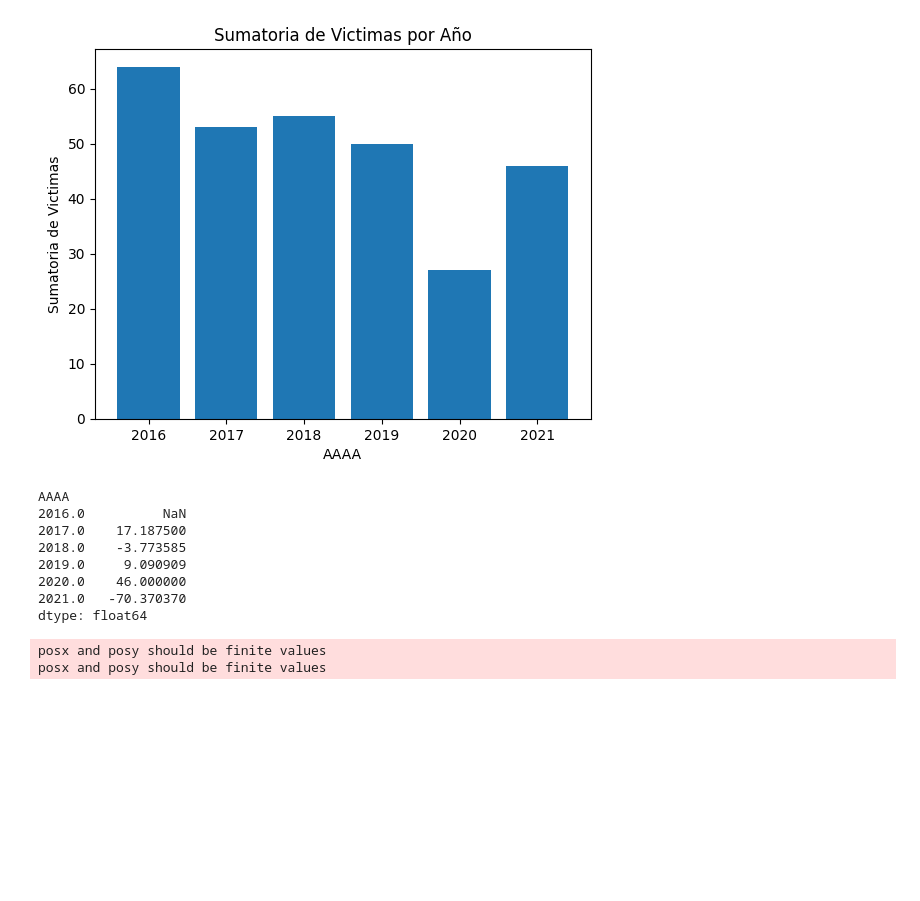
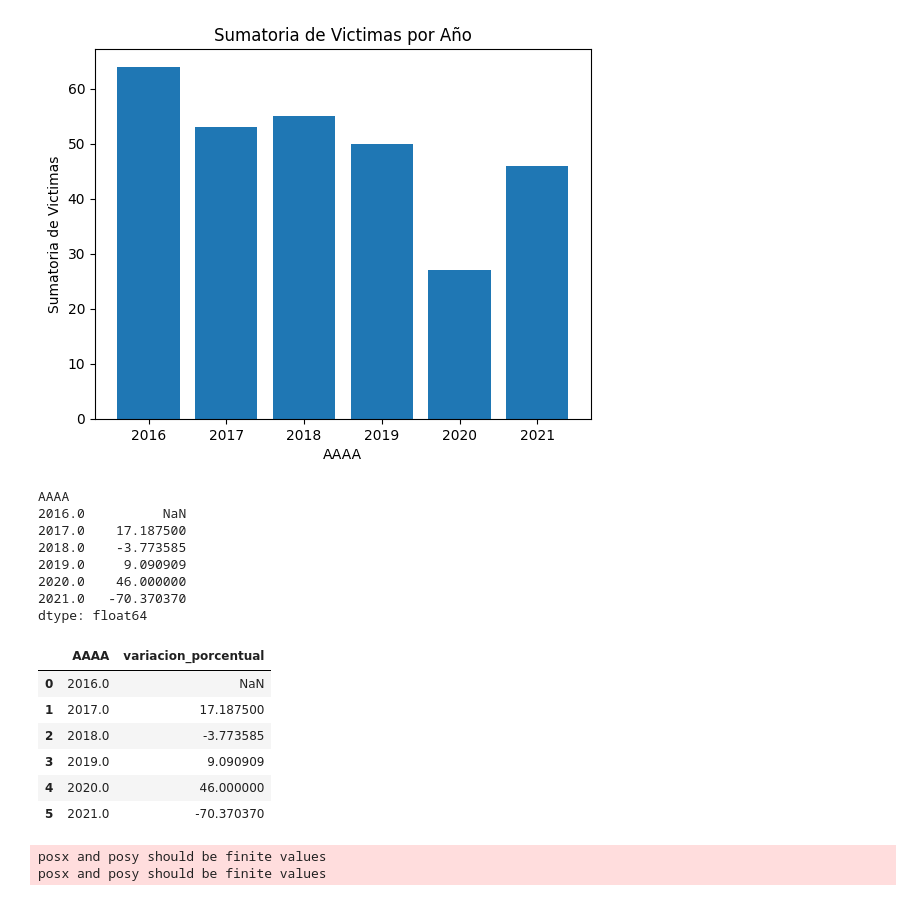
Before and after one commit to felipe97rg/PI02_DA, a Jupyter notebook: KPIS.ipynb, the cells around one changed output. Saved outputs shown, nothing was run; the diff lists cells and outputs as text; code cells hidden in the pictures; blank space fills up the shorter version.

```diff
--- a/KPIS.ipynb
+++ b/KPIS.ipynb
@@ -224,6 +219,18 @@ AAAA
 2020.0    46.000000
 2021.0   -70.370370
 dtype: float64
+# %%
+variacion_porcentual = pd.DataFrame(variacion_porcentual).reset_index()
+variacion_porcentual = variacion_porcentual.rename(columns={0: 'variacion_porcentual'})
+variacion_porcentual
+# %% [output]
+|  | AAAA | variacion_porcentual |
+| 0 | 2016.0 | NaN |
+| 1 | 2017.0 | 17.187500 |
+| 2 | 2018.0 | -3.773585 |
+| 3 | 2019.0 | 9.090909 |
+| 4 | 2020.0 | 46.000000 |
+| 5 | 2021.0 | -70.370370 |
 # %%
 import pandas as pd
 import seaborn as sns
```
Also changed, not shown: parts of 5 cells of this notebook, 4 other files.
